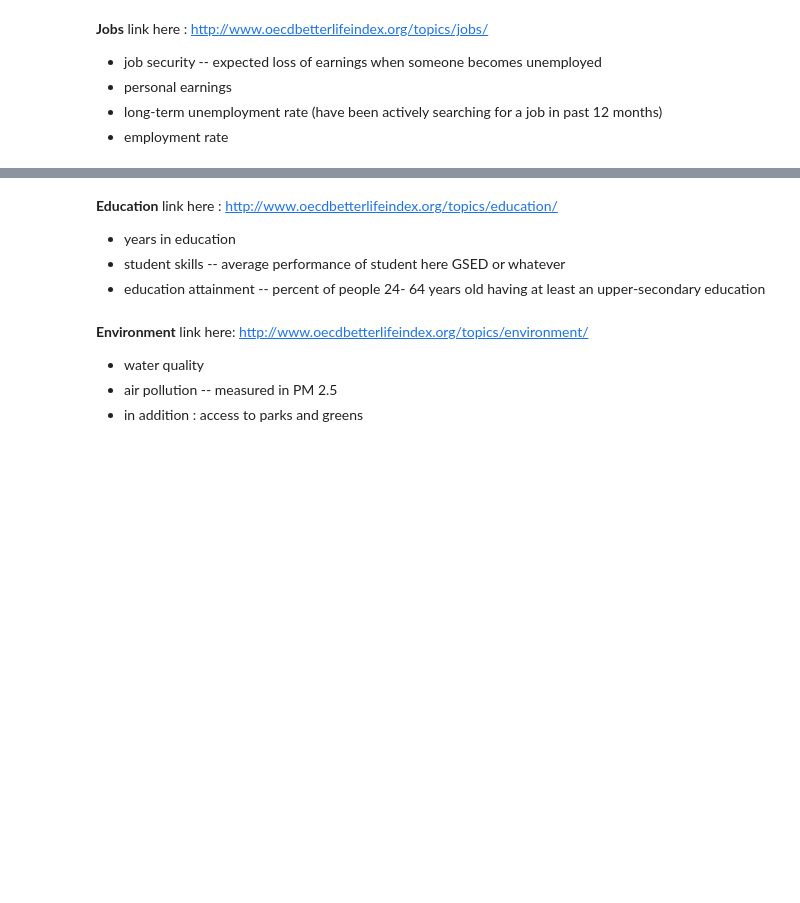
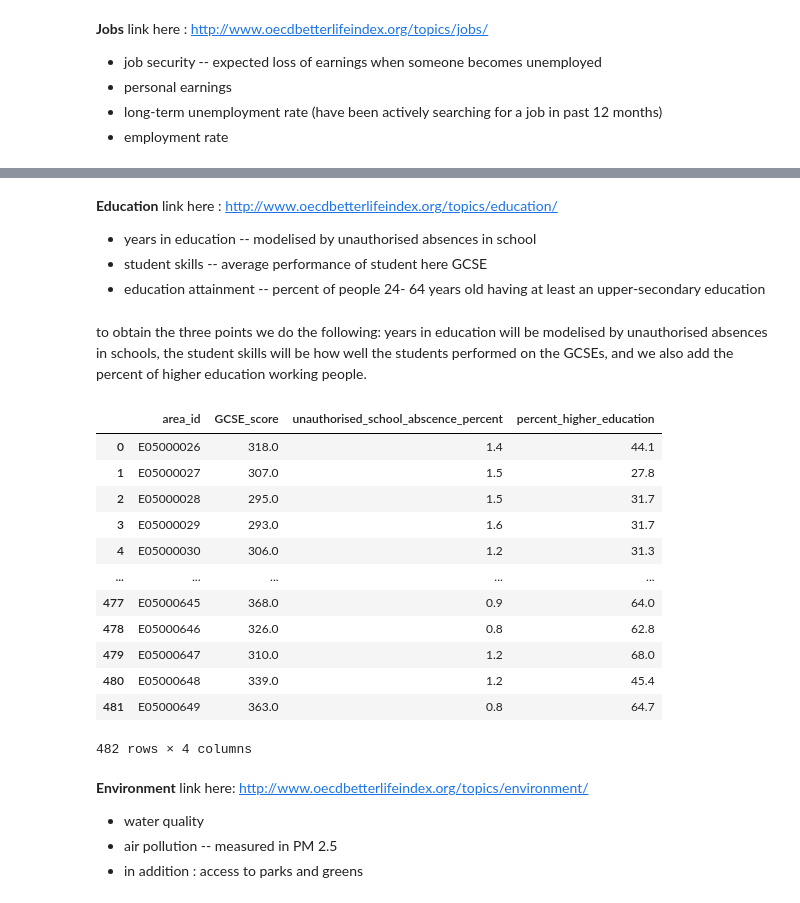
Before and after one commit to epfl-ada/ada-2020-project-milestone-p3-p3_datasurferz, a Jupyter notebook: p4.ipynb, the cells around one changed output, grey strips where cells are left out. Drawn from its saved outputs; the diff is of its cells as text; code cells hidden in the pictures; blank space fills up the shorter version.

```diff
--- a/p4.ipynb
+++ b/p4.ipynb
@@ -157,5 +248,5 @@ link here : http://www.oecdbetterlifeindex.org/topics/community/
 # %% [markdown]
 **Education** link here : http://www.oecdbetterlifeindex.org/topics/education/
-* years in education
-* student skills -- average performance of student here GSED or whatever
+* years in education -- modelised by unauthorised absences in school
+* student skills -- average performance of student here GCSE
 * education attainment -- percent of people 24- 64 years old having at least an upper-secondary education
@@ -164,3 +253,39 @@ link here : http://www.oecdbetterlifeindex.org/topics/community/
+# %% [markdown]
+to obtain the three points we do the following: years in education will be modelised by unauthorised absences in schools, the student skills will be how well the students performed on the GCSEs, and we also add the percent of higher education working people.
+# %%
+#code here
+column_names = ['area_id', 'Average GCSE capped point scores 2014','Unauthorised Absence in All Schools (%) 2013',
+               'Qualifications and Students - 2011 Census % Highest level of qualification: Apprenticeship',
+               'Qualifications and Students - 2011 Census % Highest level of qualification: Level 3 qualifications',
+               'Qualifications and Students - 2011 Census % Highest level of qualification: Level 4 qualifications and above']
+education = pd.DataFrame(data=master_data["education"],columns=[column_names[0],column_names[1], column_names[2]])
+education_2 = pd.DataFrame(data=master_data["property"], columns=[column_names[0],column_names[3],
+                                                                  column_names[4], column_names[5]])
+education = education.merge(education_2, on='area_id', how='inner')
+education = education.merge(ward_tesco, on='area_id', how='inner')
+education = education[column_names]
+education = education.assign(percent_higher_education= education[column_names[3]]+
+                             education[column_names[4]]+education[column_names[5]])
+education.rename(columns= {'Average GCSE capped point scores 2014':"GCSE_score",
+                          'Unauthorised Absence in All Schools (%) 2013': 'unauthorised_school_abscence_percent'},
+                 inplace=True)
+education.drop(labels=[column_names[3],column_names[4], column_names[5]],axis=1, inplace=True)
+# %%
+education
+# %% [output]
+|  | area_id | GCSE_score | unauthorised_school_abscence_percent | percent_higher_education |
+| 0 | E05000026 | 318.0 | 1.4 | 44.1 |
+| 1 | E05000027 | 307.0 | 1.5 | 27.8 |
+| 2 | E05000028 | 295.0 | 1.5 | 31.7 |
+| 3 | E05000029 | 293.0 | 1.6 | 31.7 |
+| 4 | E05000030 | 306.0 | 1.2 | 31.3 |
+| ... | ... | ... | ... | ... |
+| 477 | E05000645 | 368.0 | 0.9 | 64.0 |
+| 478 | E05000646 | 326.0 | 0.8 | 62.8 |
+| 479 | E05000647 | 310.0 | 1.2 | 68.0 |
+| 480 | E05000648 | 339.0 | 1.2 | 45.4 |
+| 481 | E05000649 | 363.0 | 0.8 | 64.7 |
+482 rows × 4 columns
 # %% [markdown]
 **Environment**
 link here: http://www.oecdbetterlifeindex.org/topics/environment/
```
Also changed, not shown: parts of 30 cells of this notebook.
